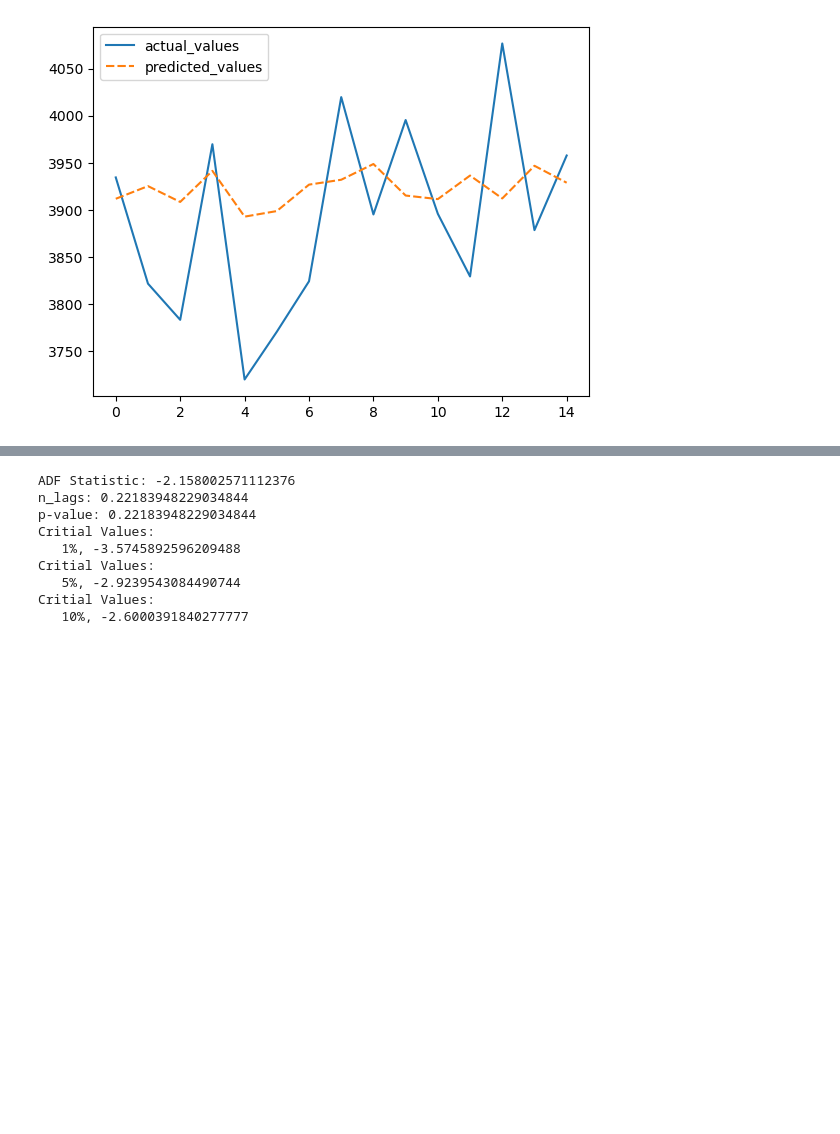
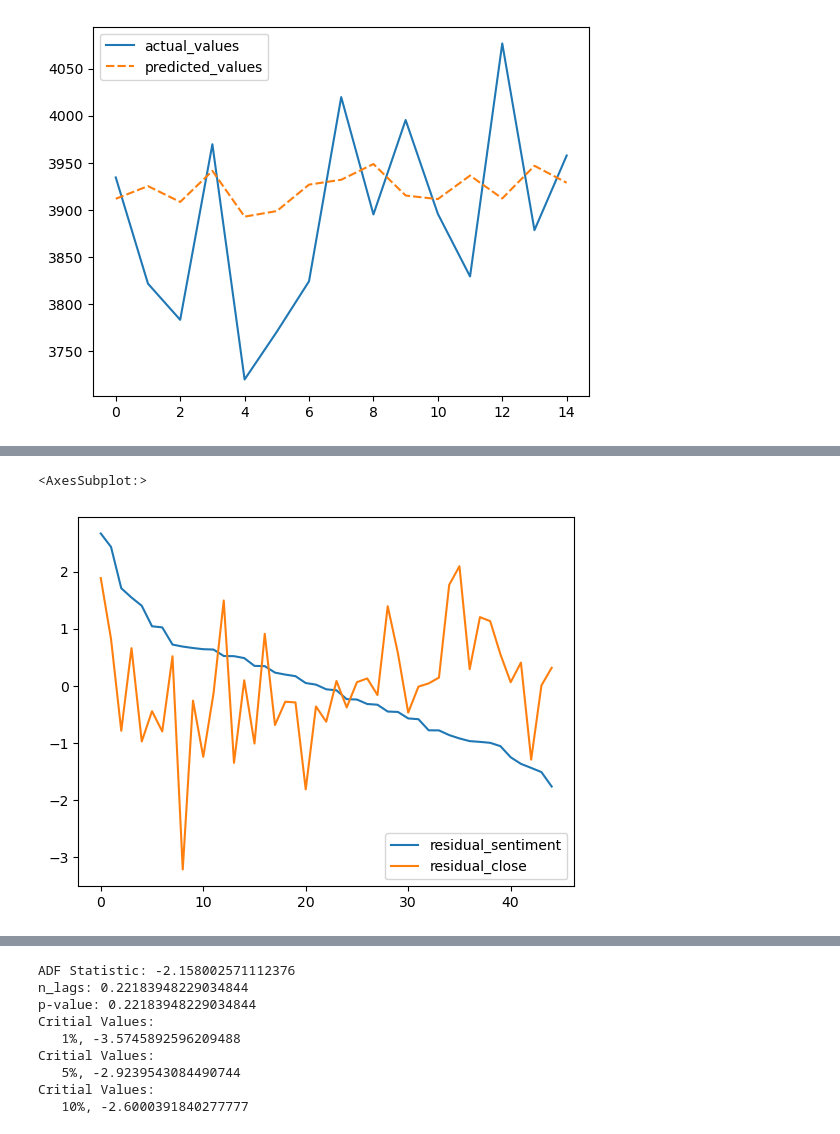
Before and after one commit to YanaOrf/Stock_market_sentiment_analysis, a Jupyter notebook: sent_analysis FB Prophet.ipynb, the cells around one changed output, grey strips where cells are left out. Saved outputs shown, nothing was run; the diff lists cells and outputs as text; code cells hidden in the pictures; blank space fills up the shorter version.

```diff
--- a/sent_analysis FB Prophet.ipynb
+++ b/sent_analysis FB Prophet.ipynb
@@ -421,0 +526,4 @@ full_data[["Close","sentiment_title"]].plot(grid="on")
+# %%
+df_residuals_close=df_residuals.iloc[:,[3,11]]
+# %%
+df_residuals_close.dropna(axis=0,inplace=True)
@@ -421,0 +535,7 @@ full_data[["Close","sentiment_title"]].plot(grid="on")
+# %%
+#Standartization
+
+scX=StandardScaler()
+df_residuals_close_st=scX.fit_transform(df_residuals_close)
+# %%
+df_residuals_close_st=pd.DataFrame(df_residuals_close_st,columns=["residual_sentiment","residual_close"])
@@ -421,0 +584,5 @@ full_data[["Close","sentiment_title"]].plot(grid="on")
+# %%
+df_residuals_close_st.sort_values(by="residual_sentiment",axis=0,ascending=False).plot(use_index=False)
+# %% [output]
+<AxesSubplot:>
+[figure, added]
```
Also changed, not shown: parts of 38 cells of this notebook, 1 other file.
